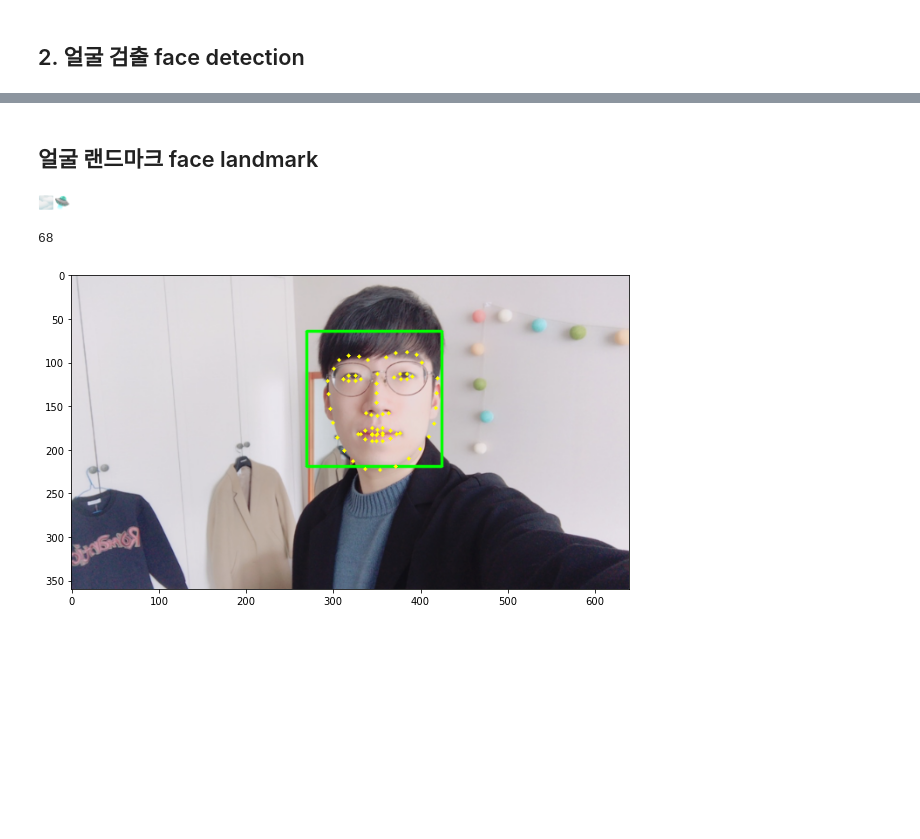
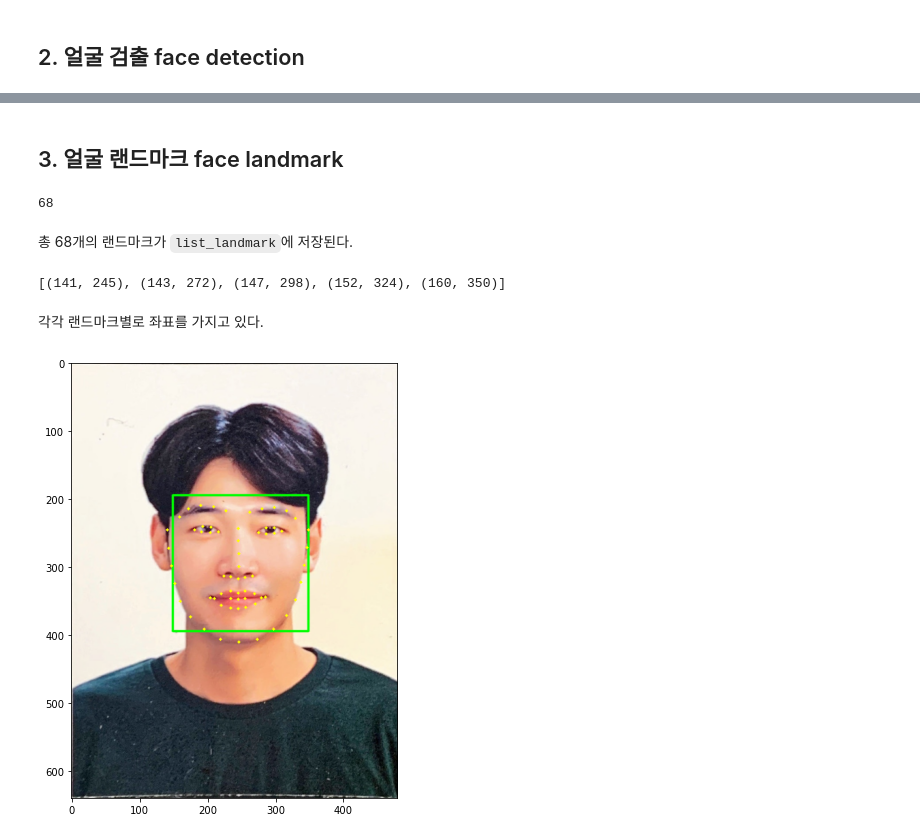
Before and after one commit to MINGKI-PARK/SSAC_X_AIFFEL, a Jupyter notebook: EXPLORATION/Exploration_03/프로젝트 고양이 수염 스티커 만들기.ipynb, the cells around one changed output, grey strips where cells are left out. Saved outputs shown, nothing was run; the diff lists cells and outputs as text; code cells hidden in the pictures; blank space fills up the shorter version.

```diff
--- a/EXPLORATION/Exploration_03/프로젝트 고양이 수염 스티커 만들기.ipynb
+++ b/EXPLORATION/Exploration_03/프로젝트 고양이 수염 스티커 만들기.ipynb
@@ -9,11 +12,11 @@ import numpy as np
 # %% [markdown]
 ## 1. 데이터 준비하기
 # %%
-plt.figure(figsize=(10, 10))
-my_image_path = os.getenv('HOME')+'/aiffel/camera_sticker/images/image.png'
-img_bgr = cv2.imread(my_image_path)    #- OpenCV로 이미지를 읽어서
-img_bgr = cv2.resize(img_bgr, (640, 360))    # 640x360의 크기로 Resize
-img_show = img_bgr.copy()      #- 출력용 이미지 별도 보관
+plt.figure(figsize=(8, 8))
+my_image_path = os.getenv('HOME')+'/aiffel/camera_sticker/images/image2.jpg'
+img_bgr = cv2.imread(my_image_path) # OpenCV로 이미지를 읽어서
+img_bgr = cv2.resize(img_bgr, (480, 640))    # 480x640의 크기로 Resize
+img_show = img_bgr.copy() # 출력용 이미지 별도 보관
 plt.imshow(img_bgr)
-plt.show()
+plt.show() ## 쨔쟌~ 욘두~
 # %% [output]
@@ -36,4 +48,4 @@ print("🌫🛸")
 # %%
-img_rgb = cv2.cvtColor(img_bgr, cv2.COLOR_BGR2RGB)
-dlib_rects = detector_hog(img_rgb, 1)   #- (image, num of img pyramid)
-print("🌫🛸")
+# detector를 이용해서 얼굴의 bounding box를 추출한다.
+img_rgb = cv2.cvtColor(img_bgr, cv2.COLOR_BGR2RGB) # dlib은 rgb 이미지를 입력으로 받음.
+dlib_rects = detector_hog(img_rgb, 3)   # (image, num of img pyramid)
@@ -59,0 +80,10 @@ rectangles[[(270, 64) (425, 219)]]
+# %%
+# 확인해보기
+for dlib_rect in dlib_rects:
+    print(dlib_rect)
+    print(dlib_rect.left())
+    print(dlib_rect.top())
+    print(dlib_rect.right())
+    print(dlib_rect.bottom())
+
+dlib_rects[0].left() # 반복문을 사용하지 않고, 인덱싱을 통해서도 가능!
@@ -60,9 +121,7 @@ rectangles[[(270, 64) (425, 219)]]
 # %% [markdown]
-## 얼굴 랜드마크 face landmark
+## 3. 얼굴 랜드마크 face landmark
 # %%
+# 모델 불러오기
 model_path = os.getenv('HOME')+'/aiffel/camera_sticker/models/shape_predictor_68_face_landmarks.dat'
 landmark_predictor = dlib.shape_predictor(model_path)
-print("🌫🛸")
-# %% [output]
-🌫🛸
 # %%
@@ -75,15 +135,24 @@ for dlib_rect in dlib_rects:
 print(len(list_landmarks[0]))
 # %% [output]
 68
+# %% [markdown]
+총 68개의 랜드마크가 `list_landmark`에 저장된다.
+# %%
+# list_landmarks 확인하기
+list_landmarks[0][:5]
+# %% [output]
+[(141, 245), (143, 272), (147, 298), (152, 324), (160, 350)]
+# %% [markdown]
+각각 랜드마크별로 좌표를 가지고 있다.
 # %%
-for landmark in list_landmarks:
-    for idx, point in enumerate(list_points):
-        cv2.circle(img_show, point, 2, (0, 255, 255), -1) # yellow
+# 랜드마크 사진에 점으로 표시해 주기
+for landmark in list_landmarks[0]:
+    cv2.circle(img_show, landmark, 2, (0, 255, 255), -1) # yellow
 
 
-plt.figure(figsize=(10, 10))
-img_show_rgb = cv2.cvtColor(img_show, cv2.COLOR_BGR2RGB)
+plt.figure(figsize=(8, 8))
+img_show_rgb = cv2.cvtColor(img_show, cv2.COLOR_BGR2RGB) # rgb로 변환
 plt.imshow(img_show_rgb)
 plt.show()
 # %% [output]
-[figure, old version]
+[figure, new version]
```
Also changed, not shown: parts of 40 cells of this notebook, 15 other files.
